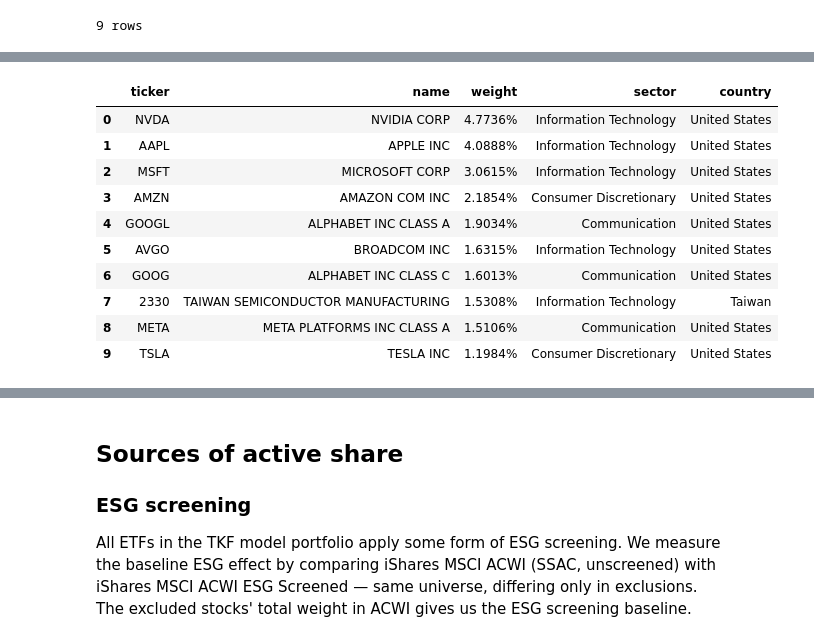
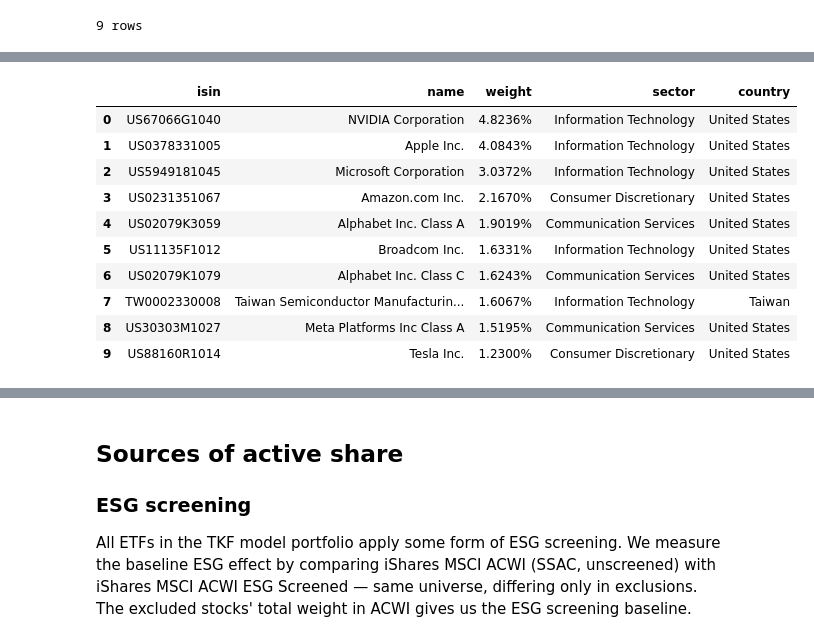
Before and after one commit to TulevaEE/reporting-engine, a Jupyter notebook: reports/adhoc/active_share_tkf.ipynb, the cells around one changed output, grey strips where cells are left out. Cells and saved outputs as stored; diff of their text form; code cells hidden in the pictures.

```diff
--- a/reports/adhoc/active_share_tkf.ipynb
+++ b/reports/adhoc/active_share_tkf.ipynb
@@ -455,58 +517,28 @@ Top 20 holdings:
 # %%
-# ACWI benchmark — fetch SSAC + sub-ETFs for look-through
+# ACWI benchmark — SPDR MSCI ACWI (already fetched in cell above)
+# No sub-ETF decomposition needed — SPDR holds all equities directly with ISINs
 
-print('Fetching SSAC (ACWI benchmark)...', end=' ')
-acwi_raw, acwi_date = fetch_ishares_holdings('SSAC')
-acwi_equities = acwi_raw[acwi_raw.apply(is_equity, axis=1)]
-print(f'{len(acwi_raw)} total, {len(acwi_equities)} equities (as of {acwi_date})')
+# Merge preferred → common share classes (same as TKF)
+spdr_acwi['ISIN'] = spdr_acwi['ISIN'].replace(SHARE_CLASS_MERGE)
 
-all_sub_holdings = {}
-for sub_ticker in SSAC_SUB_ETFS:
-    print(f'  Sub-ETF {sub_ticker}...', end=' ')
-    sub_df, sub_date = fetch_ishares_holdings(sub_ticker)
-    all_sub_holdings[sub_ticker] = sub_df
-    sub_eq = sub_df[sub_df.apply(is_equity, axis=1)]
-    print(f'{len(sub_eq)} equities (as of {sub_date})')
-    time.sleep(0.5)
+acwi_portfolio = (spdr_acwi
+    .groupby('ISIN')
+    .agg({'Security Name': 'first', 'Percent of Fund': 'sum',
+          'Sector Classification': 'first', 'Trade Country Name': 'first'})
+    .reset_index()
+    .rename(columns={
+        'ISIN': 'isin', 'Security Name': 'name', 'Percent of Fund': 'weight',
+        'Sector Classification': 'sector', 'Trade Country Name': 'country',
+    })
+)
 
-# Build ACWI portfolio with look-through
-acwi_eq = acwi_raw[acwi_raw.apply(is_equity, axis=1)].copy()
-sub_etf_mask = acwi_eq['Ticker'].isin(SSAC_SUB_ETFS)
-acwi_direct = acwi_eq[~sub_etf_mask]
-acwi_sub_etfs = acwi_eq[sub_etf_mask]
-
-acwi_stocks = []
-for _, h in acwi_direct.iterrows():
-    acwi_stocks.append({
-        'stock_id': f"{h['Ticker']}|{h['Location']}",
-        'ticker': h['Ticker'], 'name': h['Name'],
-        'weight': h['Weight (%)'], 'sector': h['Sector'], 'country': h['Location'],
-    })
-
-for _, sub in acwi_sub_etfs.iterrows():
-    sub_ticker = sub['Ticker']
-    sub_weight = sub['Weight (%)'] / 100.0
-    sub_df = all_sub_holdings[sub_ticker]
-    sub_eq = sub_df[sub_df.apply(is_equity, axis=1)]
-    print(f'  Decomposing {sub_ticker}: {sub["Weight (%)"]:.2f}% → {len(sub_eq)} equities')
-    for _, h in sub_eq.iterrows():
-        acwi_stocks.append({
-            'stock_id': f"{h['Ticker']}|{h['Location']}",
-            'ticker': h['Ticker'], 'name': h['Name'],
-            'weight': sub_weight * h['Weight (%)'], 'sector': h['Sector'], 'country': h['Location'],
-        })
-
-acwi_portfolio = (pd.DataFrame(acwi_stocks)
-    .groupby('stock_id')
-    .agg({'ticker': 'first', 'name': 'first', 'weight': 'sum', 'sector': 'first', 'country': 'first'})
-    .reset_index())
-
+# Normalize to 100%
 total_acwi = acwi_portfolio['weight'].sum()
 acwi_portfolio['weight'] = acwi_portfolio['weight'] / total_acwi * 100
 acwi_portfolio = acwi_portfolio.sort_values('weight', ascending=False).reset_index(drop=True)
 
-print(f'\nACWI benchmark: {len(acwi_portfolio):,} unique stocks (as of {acwi_date})')
+print(f'ACWI benchmark (SPDR SPYY): {len(acwi_portfolio):,} unique stocks')
 print(f'\nTop 10:')
-display(acwi_portfolio.head(10)[['ticker', 'name', 'weight', 'sector', 'country']]
+display(acwi_portfolio.head(10)[['isin', 'name', 'weight', 'sector', 'country']]
         .style.format({'weight': '{:.4f}%'}))
 # %% [output]
@@ -524,14 +546,14 @@ ACWI benchmark: 2,376 unique stocks (as of 10/Mar/2026)
 
 Top 10:
-|  | ticker | name | weight | sector | country |
-| 0 | NVDA | NVIDIA CORP | 4.7736% | Information Technology | United States |
-| 1 | AAPL | APPLE INC | 4.0888% | Information Technology | United States |
-| 2 | MSFT | MICROSOFT CORP | 3.0615% | Information Technology | United States |
-| 3 | AMZN | AMAZON COM INC | 2.1854% | Consumer Discretionary | United States |
-| 4 | GOOGL | ALPHABET INC CLASS A | 1.9034% | Communication | United States |
-| 5 | AVGO | BROADCOM INC | 1.6315% | Information Technology | United States |
-| 6 | GOOG | ALPHABET INC CLASS C | 1.6013% | Communication | United States |
-| 7 | 2330 | TAIWAN SEMICONDUCTOR MANUFACTURING | 1.5308% | Information Technology | Taiwan |
-| 8 | META | META PLATFORMS INC CLASS A | 1.5106% | Communication | United States |
-| 9 | TSLA | TESLA INC | 1.1984% | Consumer Discretionary | United States |
+|  | isin | name | weight | sector | country |
+| 0 | US67066G1040 | NVIDIA Corporation | 4.8236% | Information Technology | United States |
+| 1 | US0378331005 | Apple Inc. | 4.0843% | Information Technology | United States |
+| 2 | US5949181045 | Microsoft Corporation | 3.0372% | Information Technology | United States |
+| 3 | US0231351067 | Amazon.com Inc. | 2.1670% | Consumer Discretionary | United States |
+| 4 | US02079K3059 | Alphabet Inc. Class A | 1.9019% | Communication Services | United States |
+| 5 | US11135F1012 | Broadcom Inc. | 1.6331% | Information Technology | United States |
+| 6 | US02079K1079 | Alphabet Inc. Class C | 1.6243% | Communication Services | United States |
+| 7 | TW0002330008 | Taiwan Semiconductor Manufacturin... | 1.6067% | Information Technology | Taiwan |
+| 8 | US30303M1027 | Meta Platforms Inc Class A | 1.5195% | Communication Services | United States |
+| 9 | US88160R1014 | Tesla Inc. | 1.2300% | Consumer Discretionary | United States |
 # %%
```
Also changed, not shown: parts of 11 cells of this notebook, 2 other files.
